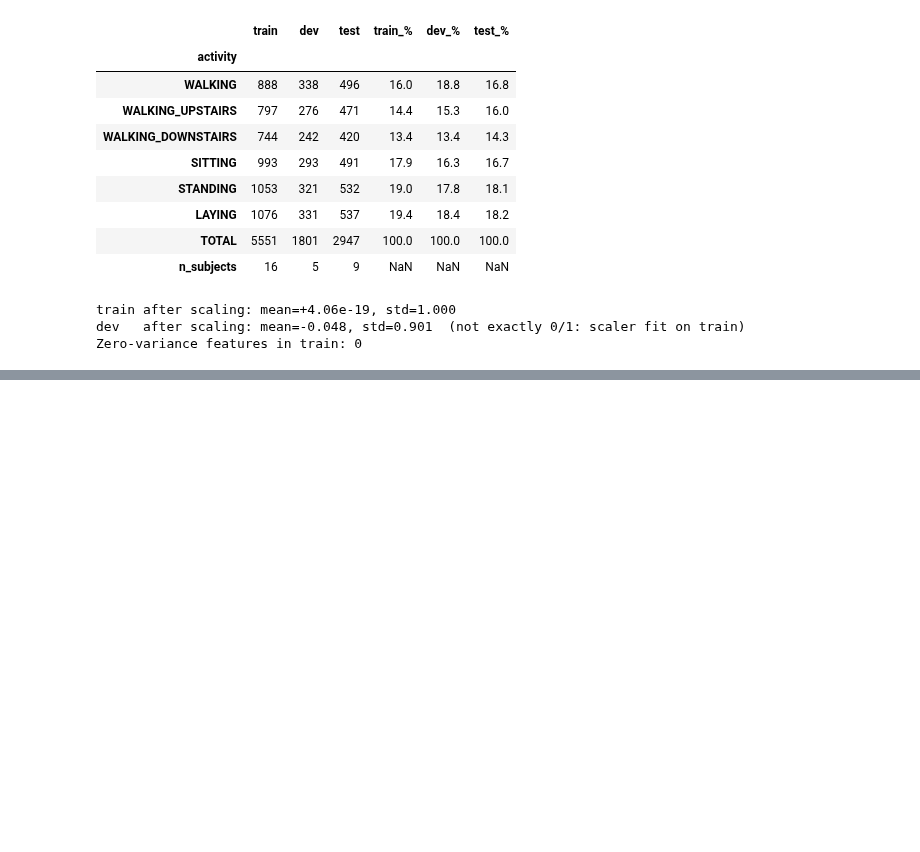
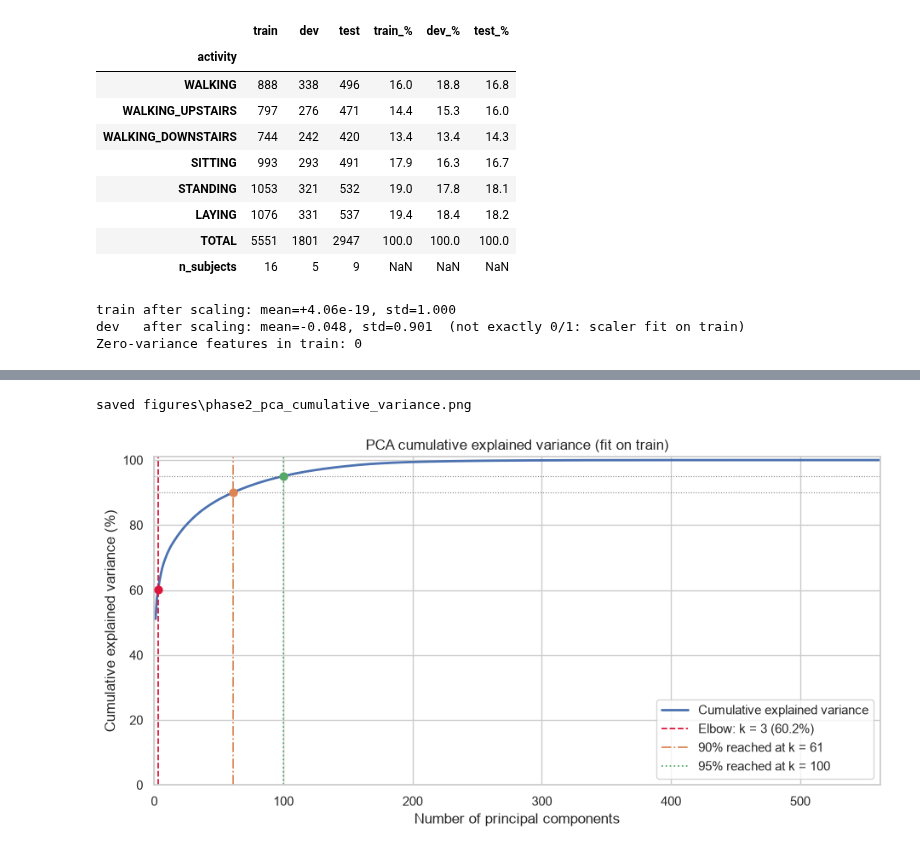
Before and after one commit to LUCIFER5671/har-feature-reduction, a Jupyter notebook: har_feature_reduction.ipynb, the cells around one changed output, grey strips where cells are left out. Saved outputs shown, nothing was run; the diff lists cells and outputs as text; code cells hidden in the pictures; blank space fills up the shorter version.

```diff
--- a/har_feature_reduction.ipynb
+++ b/har_feature_reduction.ipynb
@@ -245,0 +423,24 @@ Reloaded in 0.10s: {'X_train': (5551, 561), 'X_dev': (1801, 561), 'X_test': (294
+# %%
+# Cumulative explained variance (all components) with elbow, 90% and 95% marked
+all_comps = np.arange(1, len(cum_evr) + 1)
+fig, ax = plt.subplots(figsize=(11, 5))
+ax.plot(all_comps, 100 * cum_evr, lw=2, color="#4C72B0", label="Cumulative explained variance")
+markers = [(k_elbow, "crimson", "--", f"Elbow: k = {k_elbow} ({100 * cum_evr[k_elbow - 1]:.1f}%)"),
+           (k90, "#DD8452", "-.", f"90% reached at k = {k90}"),
+           (k95, "#55A868", ":", f"95% reached at k = {k95}")]
+for k, color, ls, label in markers:
+    ax.axvline(k, color=color, ls=ls, lw=1.3, label=label)
+    ax.scatter([k], [100 * cum_evr[k - 1]], color=color, s=40, zorder=5)
+for level in (90, 95):
+    ax.axhline(level, color="gray", lw=0.8, ls=":")
+ax.set_title("PCA cumulative explained variance (fit on train)")
+ax.set_xlabel("Number of principal components")
+ax.set_ylabel("Cumulative explained variance (%)")
+ax.set_xlim(0, len(cum_evr) + 1)
+ax.set_ylim(0, 101)
+ax.legend(loc="lower right")
+save_fig(fig, "phase2_pca_cumulative_variance")
+plt.show()
+# %% [output]
+saved figures\phase2_pca_cumulative_variance.png
+[figure, added]
```
Also changed, not shown: parts of 30 cells of this notebook, 23 other files.
